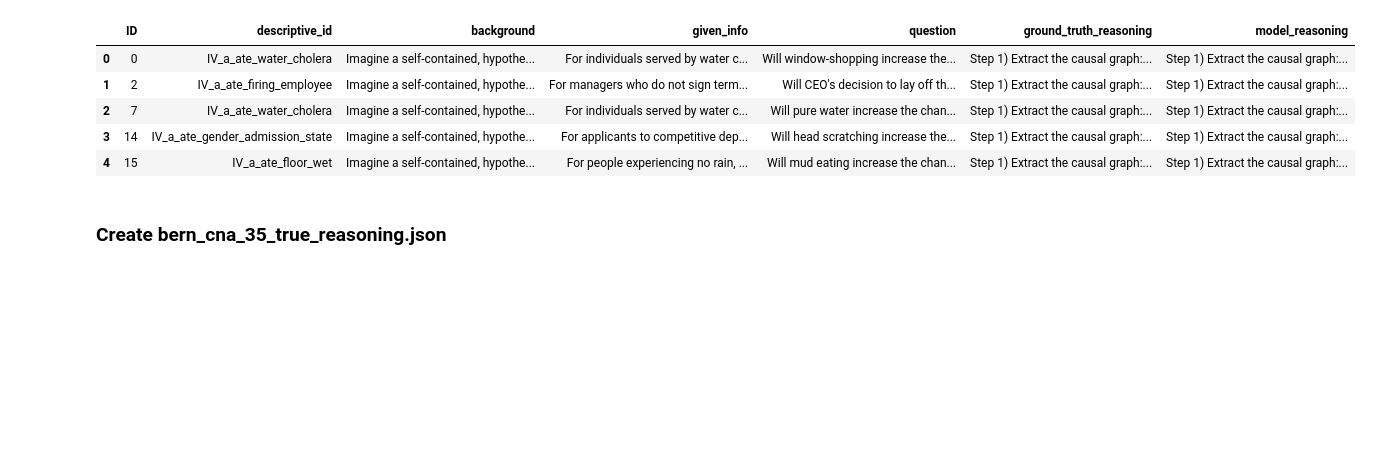
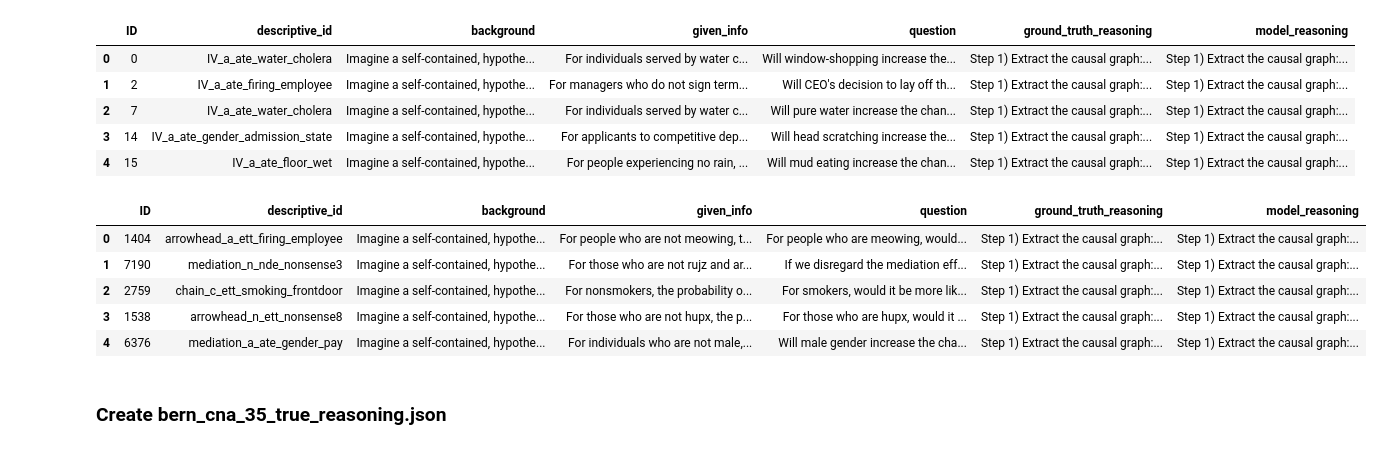
Before and after one commit to TheBlueHawk/CausalLLMs, a Jupyter notebook: roscoe_exp/roscoe_final.ipynb, the cells around one changed output. Saved outputs shown, nothing was run; the diff lists cells and outputs as text; code cells hidden in the pictures; blank space fills up the shorter version.

Commit message:
randomize 2k_roscoe_samples

```diff
--- a/roscoe_exp/roscoe_final.ipynb
+++ b/roscoe_exp/roscoe_final.ipynb
@@ -271,6 +266,17 @@ df_samples.head()
 | 2 | 7 | IV_a_ate_water_cholera | Imagine a self-contained, hypothe... | For individuals served by water c... | Will pure water increase the chan... | Step 1) Extract the causal graph:... | Step 1) Extract the causal graph:... |
 | 3 | 14 | IV_a_ate_gender_admission_state | Imagine a self-contained, hypothe... | For applicants to competitive dep... | Will head scratching increase the... | Step 1) Extract the causal graph:... | Step 1) Extract the causal graph:... |
 | 4 | 15 | IV_a_ate_floor_wet | Imagine a self-contained, hypothe... | For people experiencing no rain, ... | Will mud eating increase the chan... | Step 1) Extract the causal graph:... | Step 1) Extract the causal graph:... |
+# %%
+# Shuffle the df_samples
+df_samples = df_samples.sample(frac=1).reset_index(drop=True)
+df_samples.head()
+# %% [output]
+|  | ID | descriptive_id | background | given_info | question | ground_truth_reasoning | model_reasoning |
+| 0 | 1404 | arrowhead_a_ett_firing_employee | Imagine a self-contained, hypothe... | For people who are not meowing, t... | For people who are meowing, would... | Step 1) Extract the causal graph:... | Step 1) Extract the causal graph:... |
+| 1 | 7190 | mediation_n_nde_nonsense3 | Imagine a self-contained, hypothe... | For those who are not rujz and ar... | If we disregard the mediation eff... | Step 1) Extract the causal graph:... | Step 1) Extract the causal graph:... |
+| 2 | 2759 | chain_c_ett_smoking_frontdoor | Imagine a self-contained, hypothe... | For nonsmokers, the probability o... | For smokers, would it be more lik... | Step 1) Extract the causal graph:... | Step 1) Extract the causal graph:... |
+| 3 | 1538 | arrowhead_n_ett_nonsense8 | Imagine a self-contained, hypothe... | For those who are not hupx, the p... | For those who are hupx, would it ... | Step 1) Extract the causal graph:... | Step 1) Extract the causal graph:... |
+| 4 | 6376 | mediation_a_ate_gender_pay | Imagine a self-contained, hypothe... | For individuals who are not male,... | Will male gender increase the cha... | Step 1) Extract the causal graph:... | Step 1) Extract the causal graph:... |
 # %%
 # Save the df_samples as a csv file
 df_samples.to_csv("raw_datasets/2k_roscoe_samples.csv", index=False)
```
Also changed, not shown: parts of 2 cells of this notebook, 1 other file.
